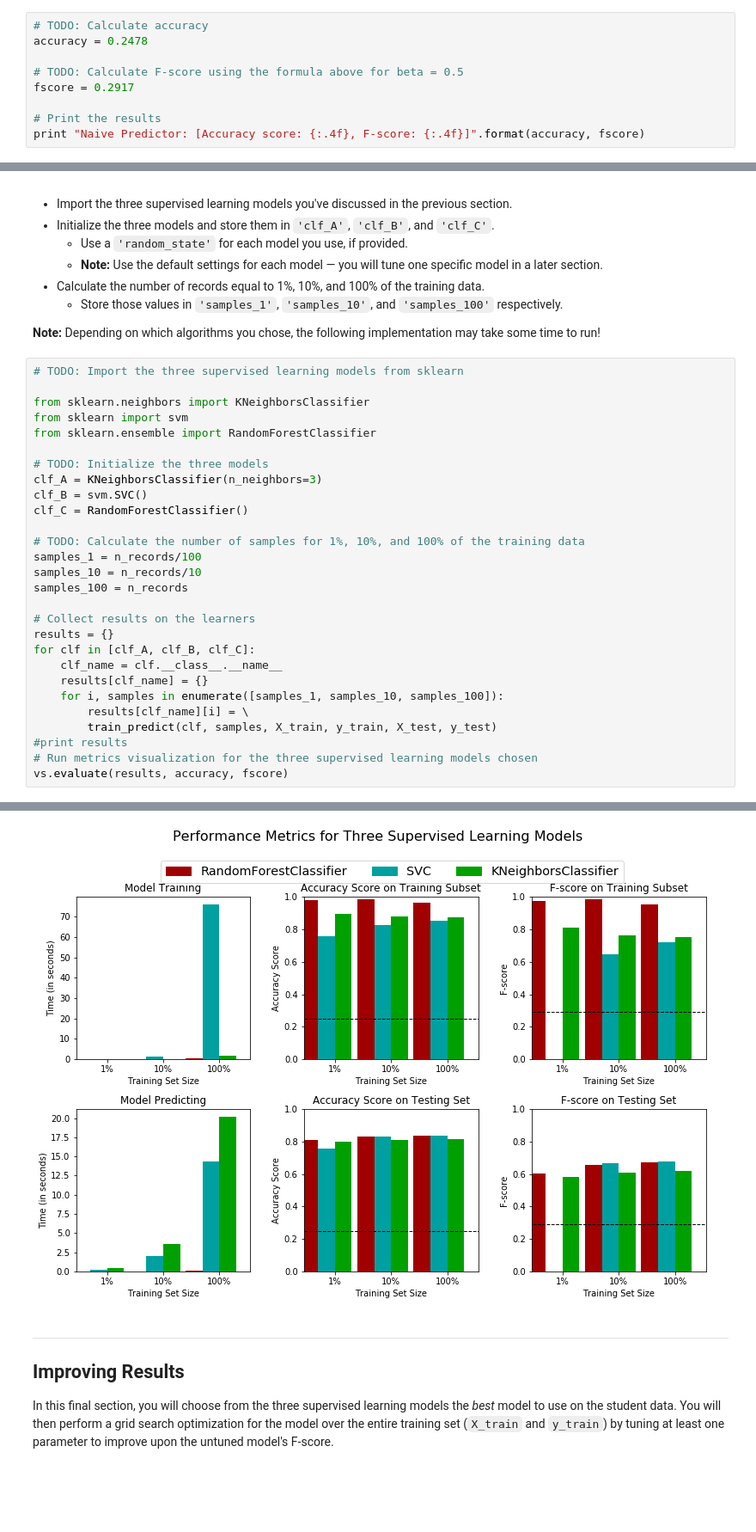
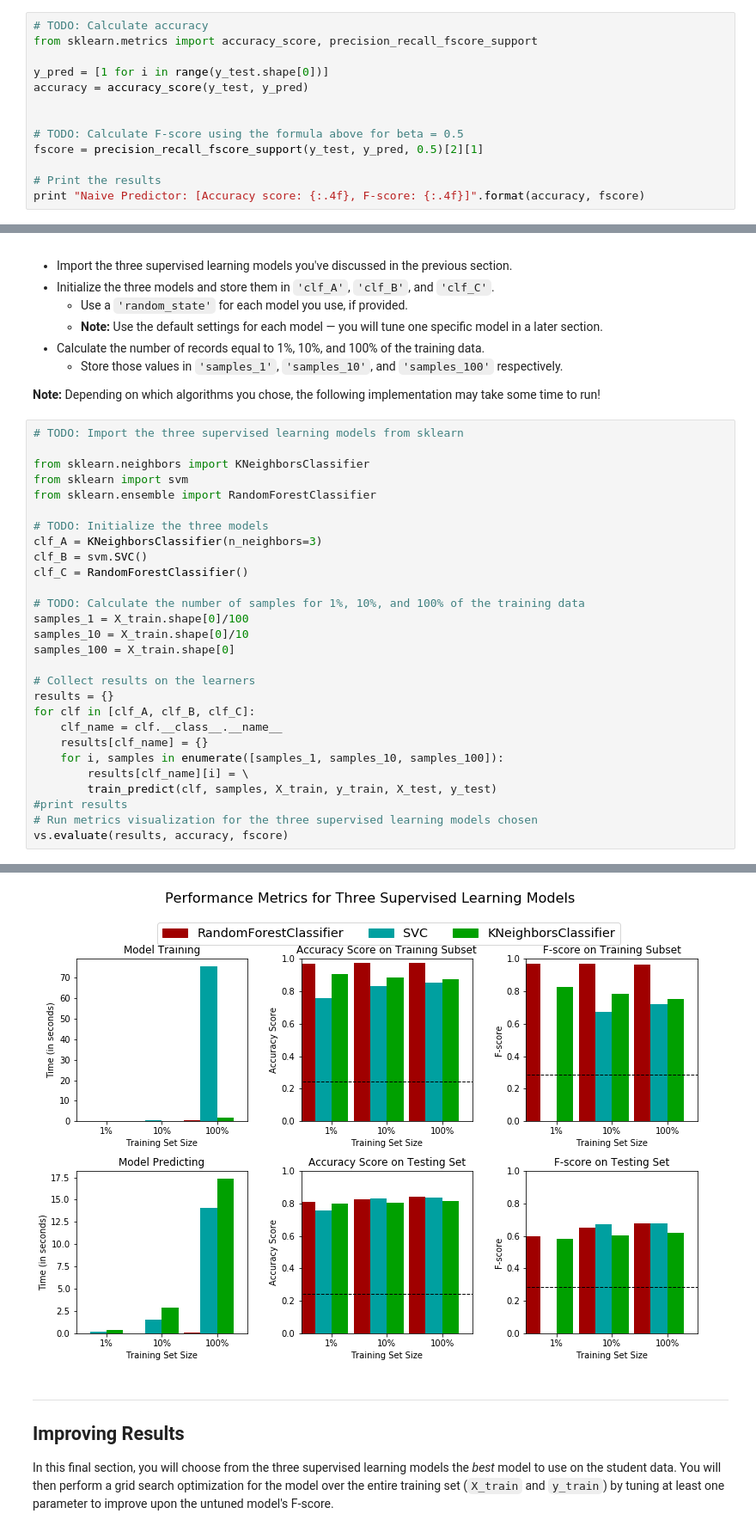
Before and after one commit to roshansingh/mlnd, a Jupyter notebook: finding_donors/finding_donors.ipynb, the cells around one changed output, grey strips where cells are left out. Shown: that part at 86% size. Drawn from its saved outputs; the diff is of its cells as text; blank space fills up the shorter version.

```diff
--- a/finding_donors/finding_donors.ipynb
+++ b/finding_donors/finding_donors.ipynb
@@ -188,10 +188,14 @@ Looking at the distribution of classes (those who make at most \$50,000, and tho
 **Note:** You must use the code cell below and assign your results to `'accuracy'` and `'fscore'` to be used later.
 # %%
 # TODO: Calculate accuracy
-accuracy = 0.2478
+from sklearn.metrics import accuracy_score, precision_recall_fscore_support
+
+y_pred = [1 for i in range(y_test.shape[0])]
+accuracy = accuracy_score(y_test, y_pred)
+
 
 # TODO: Calculate F-score using the formula above for beta = 0.5
-fscore = 0.2917
+fscore = precision_recall_fscore_support(y_test, y_pred, 0.5)[2][1]
 
 # Print the results
 print "Naive Predictor: [Accuracy score: {:.4f}, F-score: {:.4f}]".format(accuracy, fscore)
@@ -323,9 +327,9 @@ clf_B = svm.SVC()
 clf_C = RandomForestClassifier()
 
 # TODO: Calculate the number of samples for 1%, 10%, and 100% of the training data
-samples_1 = n_records/100
-samples_10 = n_records/10
-samples_100 = n_records
+samples_1 = X_train.shape[0]/100
+samples_10 = X_train.shape[0]/10
+samples_100 = X_train.shape[0]
 
 # Collect results on the learners
 results = {}
@@ -351,4 +355,4 @@ RandomForestClassifier trained on 45222 samples.
-[figure, old version]
+[figure, new version]
 # %% [markdown]
 ----
 ## Improving Results
```
Also changed, not shown: parts of 8 cells of this notebook, 1 other file.
